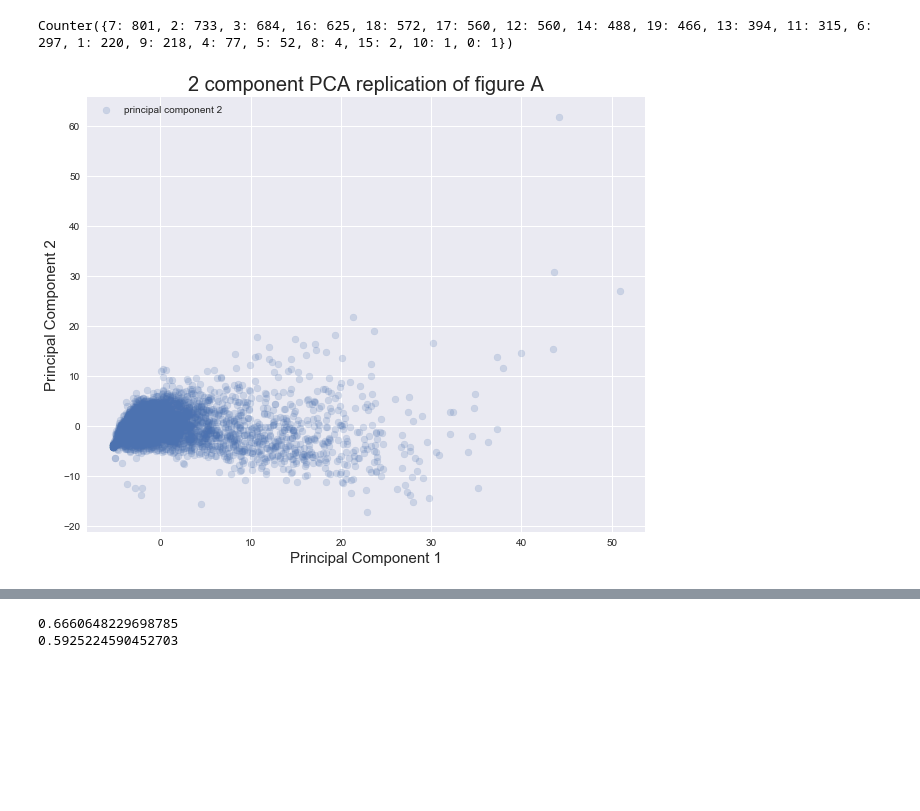
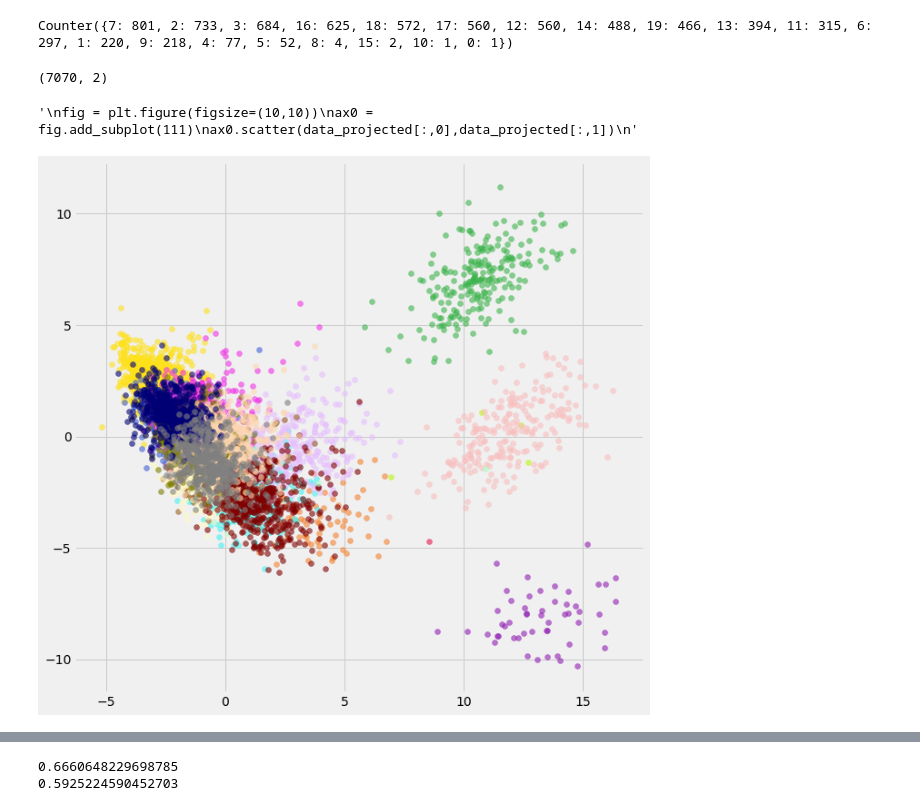
Before and after one commit to cvraut/Music_Econ, a Jupyter notebook: dataClustering/sparseExistence.ipynb, the cells around one changed output, grey strips where cells are left out. Cells and saved outputs as stored; diff of their text form; code cells hidden in the pictures; blank space fills up the shorter version.

```diff
--- a/dataClustering/sparseExistence.ipynb
+++ b/dataClustering/sparseExistence.ipynb
@@ -61,8 +62,3 @@ def construct_existence_sparse_matrice(df, bag_of_words):
         if i % 2000 == 0:
             print(i)
     return sparse_matrice
-# %%
-top_10 = BB[BB["peak"] <= 20]
-print(top_10.shape[0] / song_lyrics.shape[0])
-selected_song_lyrics = top_10.merge(song_lyrics, left_on=["name", "artist"], right_on=["song", "artist"], how="left").dropna(subset=["word_intersect_counter"], axis=0).reset_index(drop=True)
-print(selected_song_lyrics.shape[0] / song_lyrics.shape[0])
@@ -95,7 +89,7 @@ from sklearn.cluster import KMeans
 def KMWordCluster(df, sparse_matrix, n_cluster):
     data = sparse_matrix
     labels = df[["name", "artist"]].values.tolist()
-    word_cluster = KMeans(n_clusters=n_cluster, random_state=48, n_init=20).fit(data)
+    word_cluster = KMeans(n_clusters=n_cluster, random_state=48, n_init=50).fit(data)
     pred_clusters = word_cluster.labels_
     print(Counter(pred_clusters))
     cluster_labels=[[] for i in range(n_cluster)]
@@ -118,29 +112,29 @@ principalComponents_a = pca_a.fit_transform(x_a)
 principalDf_a = pd.DataFrame(data = principalComponents_a
              , columns = ['principal component 1', 'principal component 2'])
 # %%
-import matplotlib.pyplot as plt
 from matplotlib import style
 from sklearn.model_selection import train_test_split
 style.use('fivethirtyeight')
-from sklearn.neighbors import KNeighborsClassifier
 from sklearn.discriminant_analysis import LinearDiscriminantAnalysis
 
-X_train,y_train= sparse_matrix,clustering.labels_
+X_train,y_train= sparse_matrix, pred_clusters
 
 LDA = LinearDiscriminantAnalysis(n_components=2) # The n_components key word gives us the projection to the n most discriminative directions in the dataset. We set this parameter to two to get a transformation in two dimensional space.
 data_projected = LDA.fit_transform(X_train,y_train)
 print(data_projected.shape)
 # PLot the transformed data
 
 colors = ['#e6194b', '#3cb44b', '#ffe119', '#4363d8', '#f58231', '#911eb4', '#46f0f0', '#f032e6', '#bcf60c', '#fabebe', '#008080', '#e6beff', '#9a6324', '#fffac8', '#800000', '#aaffc3', '#808000', '#ffd8b1', '#000075', '#808080', '#ffffff', '#000000']
 fig = plt.figure(figsize=(10,10))
 ax0 = fig.add_subplot(111)
 for l,c in zip(np.unique(y_train),colors):
     ax0.scatter(data_projected[:,0][y_train==l],data_projected[:,1][y_train==l],c=c,alpha=0.6)
 """
 fig = plt.figure(figsize=(10,10))
 ax0 = fig.add_subplot(111)
 ax0.scatter(data_projected[:,0],data_projected[:,1])
 """
 # %% [output]
+(7070, 2)
+'\nfig = plt.figure(figsize=(10,10))\nax0 = fig.add_subplot(111)\nax0.scatter(data_projected[:,0],data_projected[:,1])\n'
-[figure, old version]
+[figure, new version]
```
Also changed, not shown: parts of 7 cells of this notebook, 2 other files.
